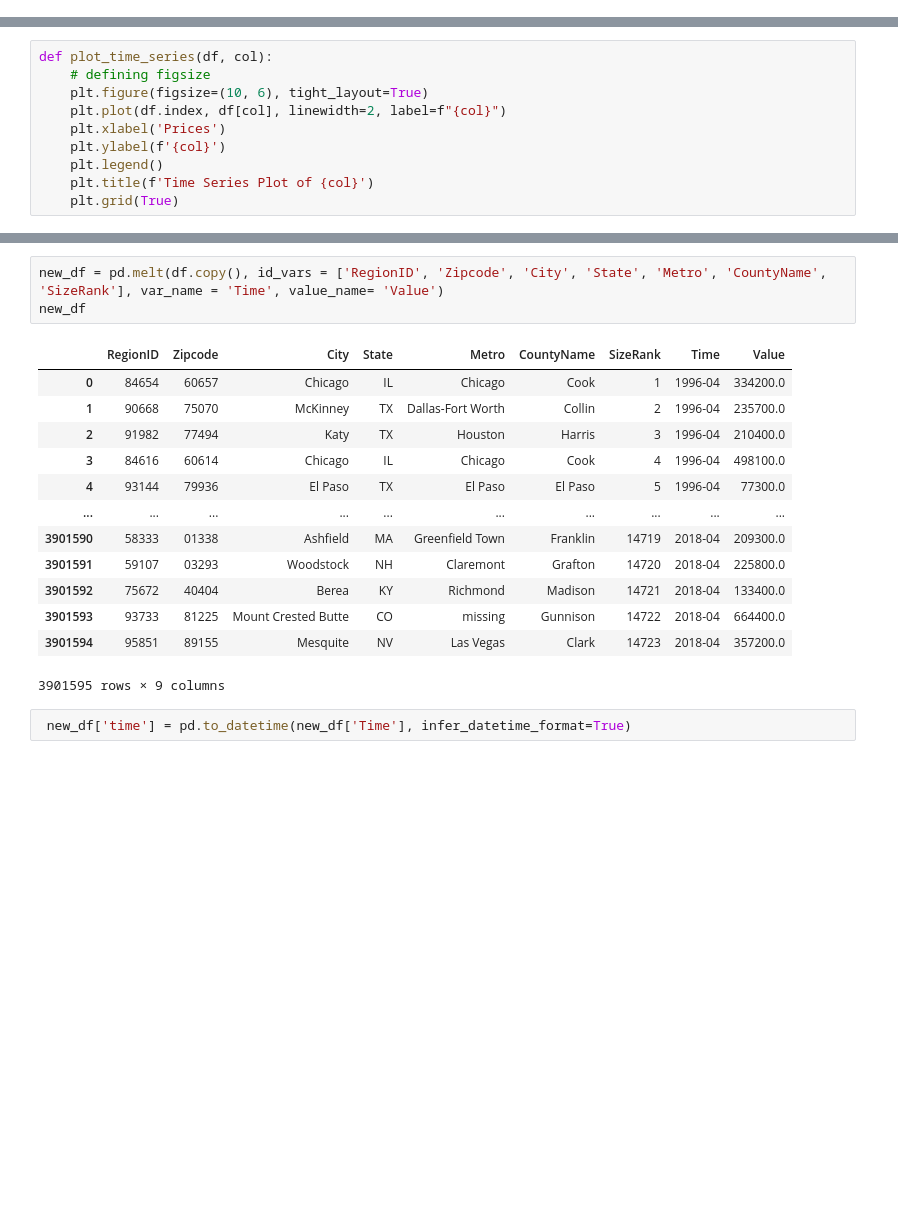
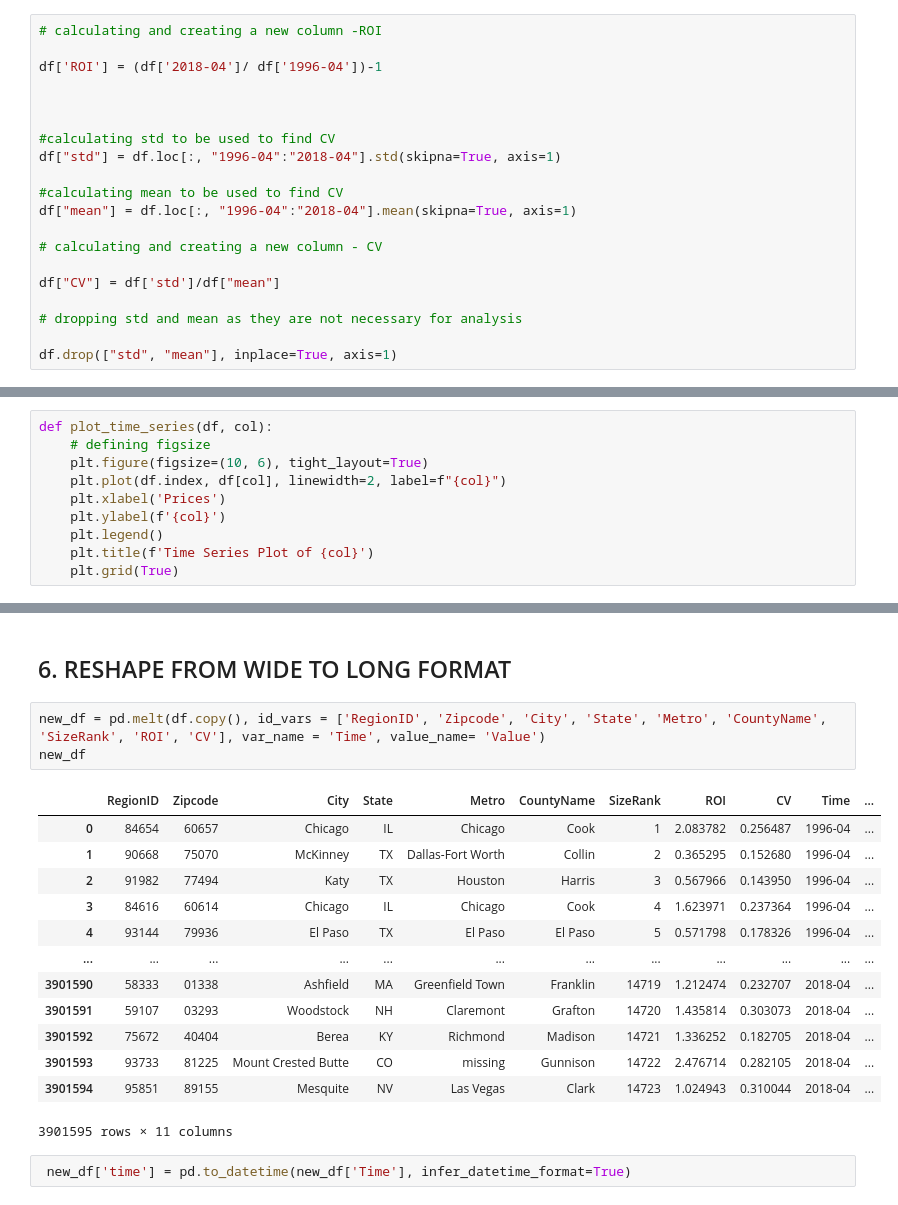
Before and after one commit to JacintaMukii/Time-Series-Modeling-Project, a Jupyter notebook: index.ipynb.ipynb, the cells around one changed output, grey strips where cells are left out. Cells and saved outputs as stored; diff of their text form; blank space fills up the shorter version.

```diff
--- a/index.ipynb.ipynb
+++ b/index.ipynb.ipynb
@@ -263,0 +275,20 @@ df.head()
+# %%
+# calculating and creating a new column -ROI
+
+df['ROI'] = (df['2018-04']/ df['1996-04'])-1
+
+
+
+#calculating std to be used to find CV
+df["std"] = df.loc[:, "1996-04":"2018-04"].std(skipna=True, axis=1)
+
+#calculating mean to be used to find CV
+df["mean"] = df.loc[:, "1996-04":"2018-04"].mean(skipna=True, axis=1)
+
+# calculating and creating a new column - CV
+
+df["CV"] = df['std']/df["mean"]
+
+# dropping std and mean as they are not necessary for analysis
+
+df.drop(["std", "mean"], inplace=True, axis=1)
@@ -320,20 +563,22 @@ df
+# %% [markdown]
+## 6. RESHAPE FROM WIDE TO LONG FORMAT
 # %%
-new_df = pd.melt(df.copy(), id_vars = ['RegionID', 'Zipcode', 'City', 'State', 'Metro', 'CountyName', 'SizeRank'], var_name = 'Time', value_name= 'Value')
+new_df = pd.melt(df.copy(), id_vars = ['RegionID', 'Zipcode', 'City', 'State', 'Metro', 'CountyName', 'SizeRank', 'ROI', 'CV'], var_name = 'Time', value_name= 'Value')
 new_df
 # %% [output]
-|  | RegionID | Zipcode | City | State | Metro | CountyName | SizeRank | Time | Value |
-| 0 | 84654 | 60657 | Chicago | IL | Chicago | Cook | 1 | 1996-04 | 334200.0 |
-| 1 | 90668 | 75070 | McKinney | TX | Dallas-Fort Worth | Collin | 2 | 1996-04 | 235700.0 |
-| 2 | 91982 | 77494 | Katy | TX | Houston | Harris | 3 | 1996-04 | 210400.0 |
-| 3 | 84616 | 60614 | Chicago | IL | Chicago | Cook | 4 | 1996-04 | 498100.0 |
-| 4 | 93144 | 79936 | El Paso | TX | El Paso | El Paso | 5 | 1996-04 | 77300.0 |
-| ... | ... | ... | ... | ... | ... | ... | ... | ... | ... |
-| 3901590 | 58333 | 01338 | Ashfield | MA | Greenfield Town | Franklin | 14719 | 2018-04 | 209300.0 |
-| 3901591 | 59107 | 03293 | Woodstock | NH | Claremont | Grafton | 14720 | 2018-04 | 225800.0 |
-| 3901592 | 75672 | 40404 | Berea | KY | Richmond | Madison | 14721 | 2018-04 | 133400.0 |
-| 3901593 | 93733 | 81225 | Mount Crested Butte | CO | missing | Gunnison | 14722 | 2018-04 | 664400.0 |
-| 3901594 | 95851 | 89155 | Mesquite | NV | Las Vegas | Clark | 14723 | 2018-04 | 357200.0 |
+|  | RegionID | Zipcode | City | State | Metro | CountyName | SizeRank | ROI | CV | Time | ... |
+| 0 | 84654 | 60657 | Chicago | IL | Chicago | Cook | 1 | 2.083782 | 0.256487 | 1996-04 | ... |
+| 1 | 90668 | 75070 | McKinney | TX | Dallas-Fort Worth | Collin | 2 | 0.365295 | 0.152680 | 1996-04 | ... |
+| 2 | 91982 | 77494 | Katy | TX | Houston | Harris | 3 | 0.567966 | 0.143950 | 1996-04 | ... |
+| 3 | 84616 | 60614 | Chicago | IL | Chicago | Cook | 4 | 1.623971 | 0.237364 | 1996-04 | ... |
+| 4 | 93144 | 79936 | El Paso | TX | El Paso | El Paso | 5 | 0.571798 | 0.178326 | 1996-04 | ... |
+| ... | ... | ... | ... | ... | ... | ... | ... | ... | ... | ... | ... |
+| 3901590 | 58333 | 01338 | Ashfield | MA | Greenfield Town | Franklin | 14719 | 1.212474 | 0.232707 | 2018-04 | ... |
+| 3901591 | 59107 | 03293 | Woodstock | NH | Claremont | Grafton | 14720 | 1.435814 | 0.303073 | 2018-04 | ... |
+| 3901592 | 75672 | 40404 | Berea | KY | Richmond | Madison | 14721 | 1.336252 | 0.182705 | 2018-04 | ... |
+| 3901593 | 93733 | 81225 | Mount Crested Butte | CO | missing | Gunnison | 14722 | 2.476714 | 0.282105 | 2018-04 | ... |
+| 3901594 | 95851 | 89155 | Mesquite | NV | Las Vegas | Clark | 14723 | 1.024943 | 0.310044 | 2018-04 | ... |
-3901595 rows × 9 columns
+3901595 rows × 11 columns
 # %%
  new_df['time'] = pd.to_datetime(new_df['Time'], infer_datetime_format=True)
 # %%
```
Also changed, not shown: parts of 40 cells of this notebook, 1 other file.
